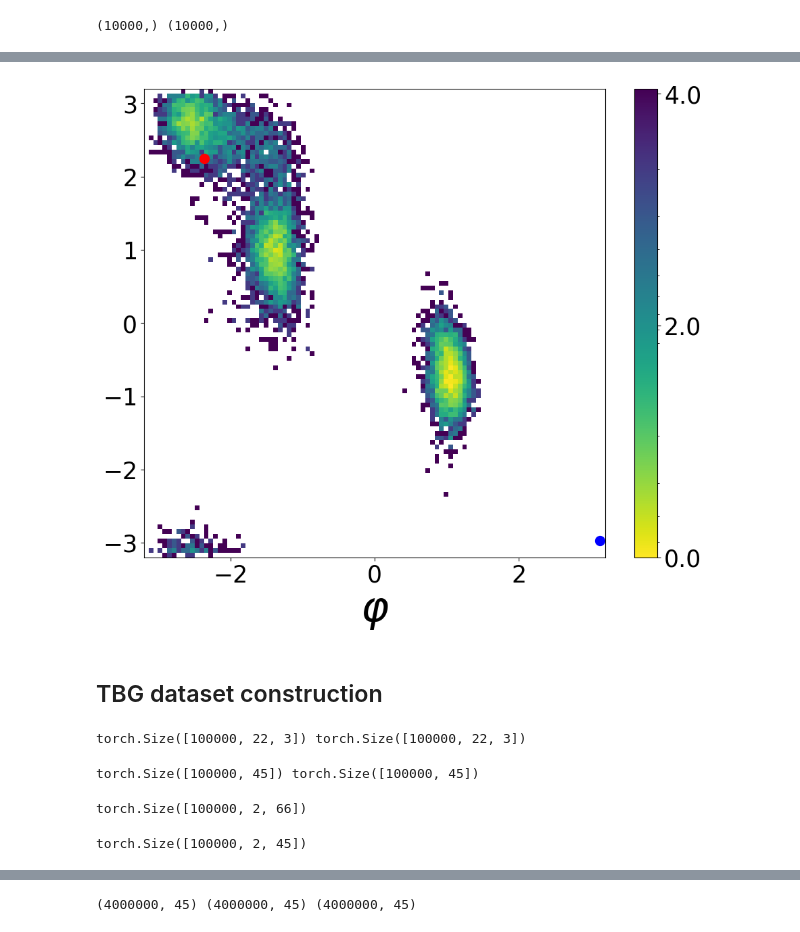
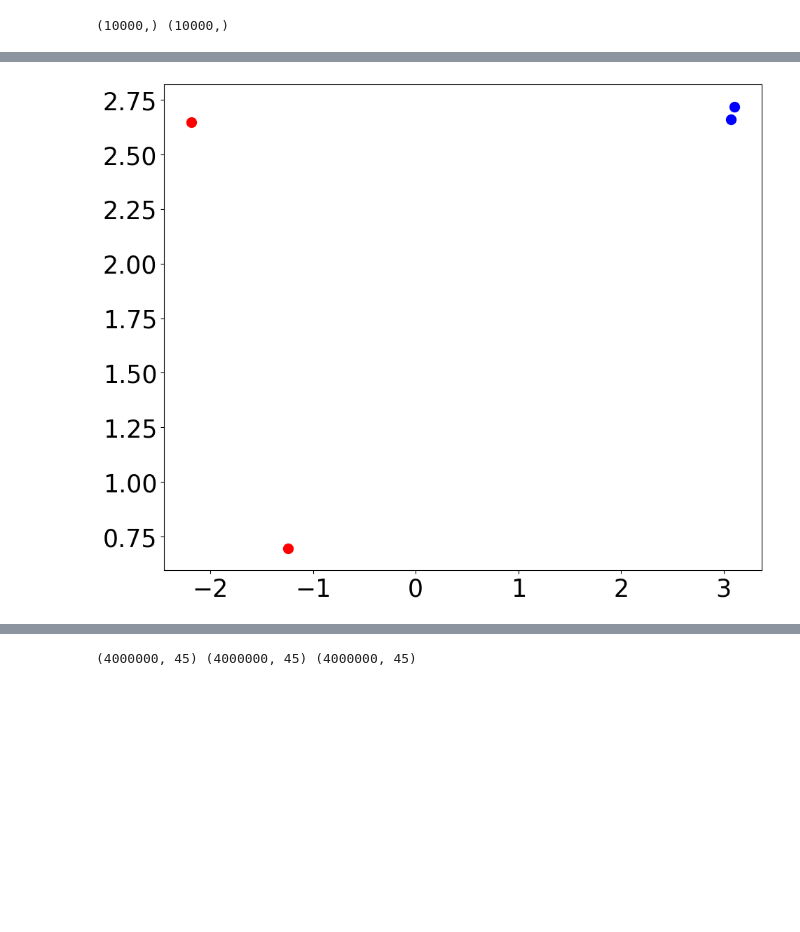
Before and after one commit to seonghyun26/simulation, a Jupyter notebook: notebook/visual-dataset.ipynb, the cells around one changed output, grey strips where cells are left out. Saved outputs shown, nothing was run; the diff lists cells and outputs as text; code cells hidden in the pictures; blank space fills up the shorter version.

Commit message:
upd - dataset plots

```diff
--- a/notebook/visual-dataset.ipynb
+++ b/notebook/visual-dataset.ipynb
@@ -159,51 +235,23 @@ phi_opposite_mask.sum()
 # %%
-transition_idx = np.where(phi_opposite_mask)[0][0]
+transition_idx = np.where(phi_opposite_mask)[0]
 transition_data_current = current_data[transition_idx]
 transition_data_timelag = timelag_data[transition_idx]
 transition_data_current_phi = compute_dihedral(transition_data_current.reshape(-1, 22, 3)[:, PHI_ANGLE])
 transition_data_timelag_phi = compute_dihedral(transition_data_timelag.reshape(-1, 22, 3)[:, PHI_ANGLE])
 transition_data_current_psi = compute_dihedral(transition_data_current.reshape(-1, 22, 3)[:, PSI_ANGLE])
 transition_data_timelag_psi = compute_dihedral(transition_data_timelag.reshape(-1, 22, 3)[:, PSI_ANGLE])
 
 fig, ax = plt.subplots(figsize=(11, 9))
 plot_range = [-3.2, 3.2]
-h, x_bins, y_bins, im = ax.hist2d(phi, psi, 100, norm=LogNorm(), range=[plot_range,plot_range],rasterized=True)
+# h, x_bins, y_bins, im = ax.hist2d(phi, psi, 100, norm=LogNorm(), range=[plot_range,plot_range],rasterized=True)
 ax.scatter(transition_data_current_phi, transition_data_current_psi, color="red", s=100, label="current")
 ax.scatter(transition_data_timelag_phi, transition_data_timelag_psi, color="blue", s=100, label="timelag")
-ticks = np.array([np.exp(-6)*h.max(), np.exp(-4.0)*h.max(),np.exp(-2)*h.max(), h.max()])
-ax.set_xlabel(r"$\varphi$", fontsize=45)
+# ticks = np.array([np.exp(-6)*h.max(), np.exp(-4.0)*h.max(),np.exp(-2)*h.max(), h.max()])
+# ax.set_xlabel(r"$\varphi$", fontsize=45)
 ax.xaxis.set_tick_params(labelsize=25)
 ax.yaxis.set_tick_params(labelsize=25)
-cbar = fig.colorbar(im, ticks=ticks)
-cbar.ax.set_yticklabels([6.0,4.0,2.0,0.0], fontsize=25)
-cbar.ax.invert_yaxis()
+# cbar = fig.colorbar(im, ticks=ticks)
+# cbar.ax.set_yticklabels([6.0,4.0,2.0,0.0], fontsize=25)
+# cbar.ax.invert_yaxis()
 # %% [output]
-[figure, old version]
+[figure, new version]
-# %% [markdown]
-## TBG dataset construction
-# %%
-xyz = torch.load(f"{dataset_dir}/xyz-aligned.pt")
-xyz_timelag = torch.load(f"{dataset_dir}/xyz-aligned-timelag.pt")
-print(xyz.shape, xyz_timelag.shape)
-# %% [output]
-torch.Size([100000, 22, 3]) torch.Size([100000, 22, 3])
-# %%
-distance = torch.load(f"{dataset_dir}/distance.pt")
-distance_timelag = torch.load(f"{dataset_dir}/distance-timelag.pt")
-print(distance.shape, distance_timelag.shape)
-# %% [output]
-torch.Size([100000, 45]) torch.Size([100000, 45])
-# %%
-filename = f"{dataset_dir}/xyz-tbg.pt"
-xyz_tbg = torch.stack([xyz, xyz_timelag], dim=1).reshape(xyz.shape[0], 2, -1)
-print(xyz_tbg.shape)
-torch.save(xyz_tbg, filename)
-# %% [output]
-torch.Size([100000, 2, 66])
-# %%
-filename = f"{dataset_dir}/distance-tbg.pt"
-distance_tbg = torch.stack([distance, distance_timelag], dim=1)
-print(distance_tbg.shape)
-torch.save(distance_tbg, filename)
-# %% [output]
-torch.Size([100000, 2, 45])
```
Also changed, not shown: parts of 52 cells of this notebook, 17 other files.
